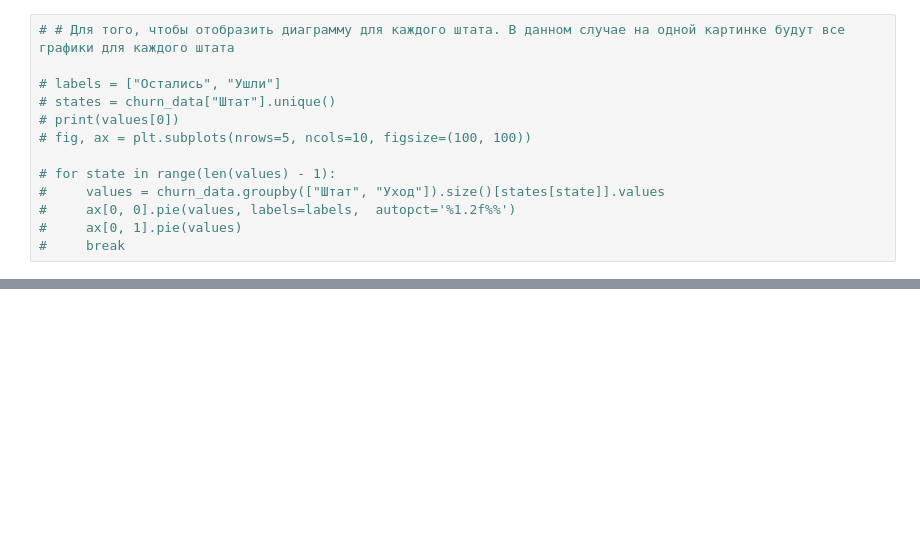
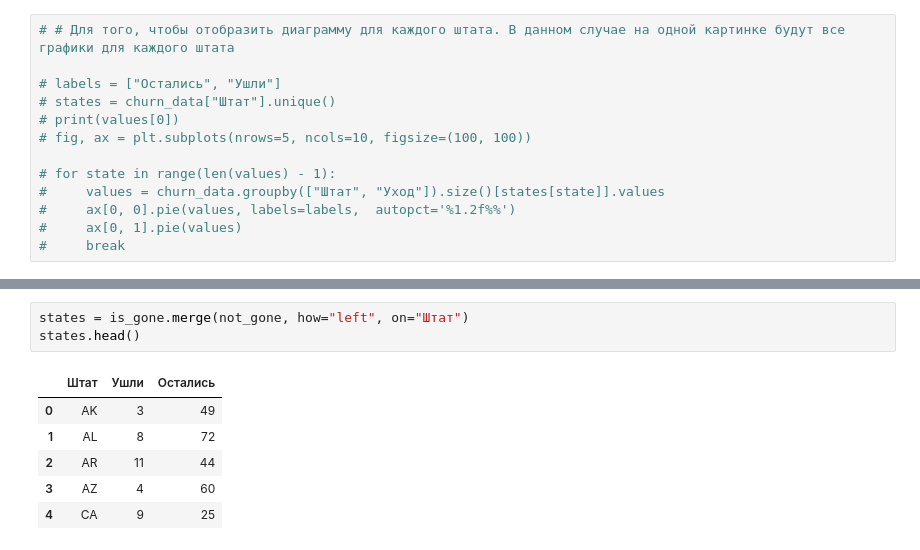
Before and after one commit to AlexeyShakov/loginom_test_task, a Jupyter notebook: jupyter/loginom_test_task.ipynb, the cells around one changed output, grey strips where cells are left out. Drawn from its saved outputs; the diff is of its cells as text; blank space fills up the shorter version.

```diff
--- a/jupyter/loginom_test_task.ipynb
+++ b/jupyter/loginom_test_task.ipynb
@@ -159,0 +157,10 @@ for state in states:
+# %%
+states = is_gone.merge(not_gone, how="left", on="Штат")
+states.head()
+# %% [output]
+|  | Штат | Ушли | Остались |
+| 0 | AK | 3 | 49 |
+| 1 | AL | 8 | 72 |
+| 2 | AR | 11 | 44 |
+| 3 | AZ | 4 | 60 |
+| 4 | CA | 9 | 25 |
```
Also changed, not shown: parts of 10 cells of this notebook.
